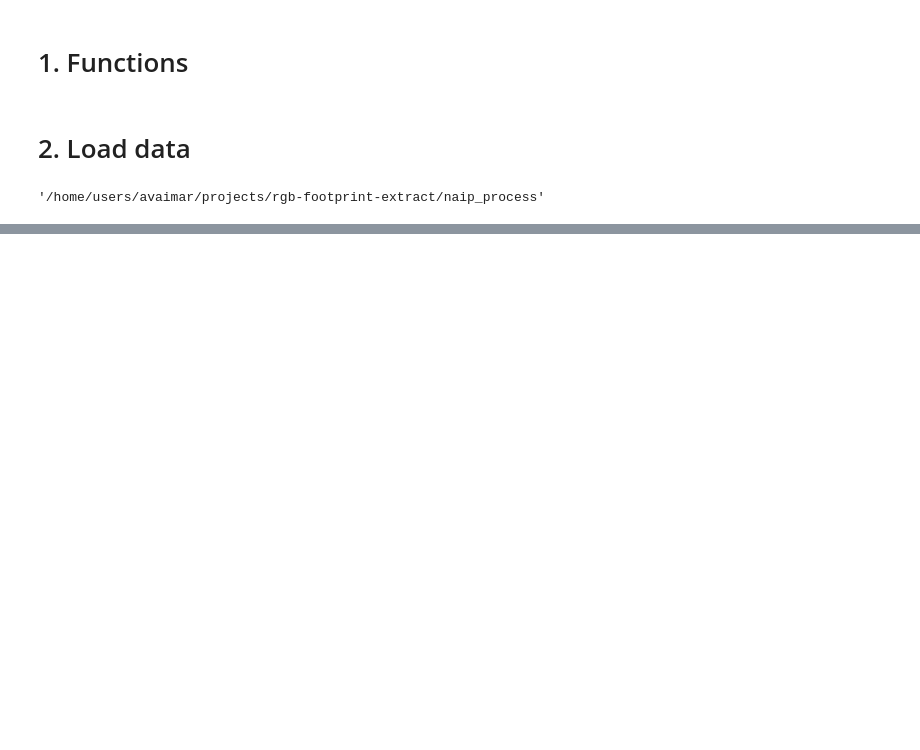
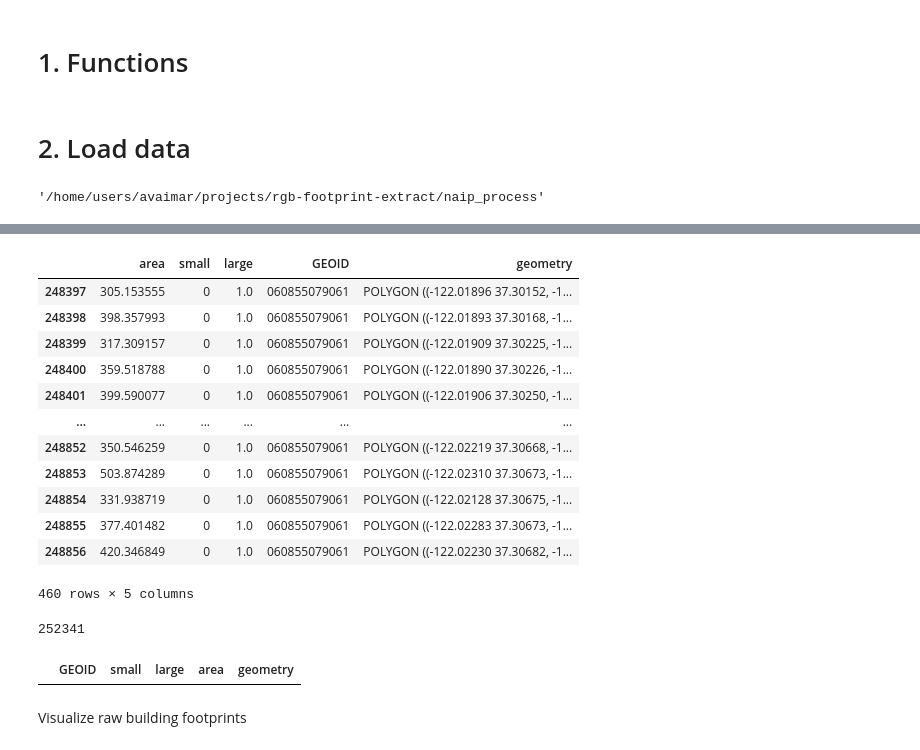
Before and after one commit to aatifjiwani/rgb-footprint-extract, a Jupyter notebook: naip_process/CBG-level Inference.ipynb, the cells around one changed output, grey strips where cells are left out. Drawn from its saved outputs; the diff is of its cells as text; code cells hidden in the pictures; blank space fills up the shorter version.

```diff
--- a/naip_process/CBG-level Inference.ipynb
+++ b/naip_process/CBG-level Inference.ipynb
@@ -353,0 +404,3 @@ plt.show()
+# %%
+# Footprints for the CBG do not appear in the final gdf
+building_footprints_final = gpd.read_file(os.path.join(fp, 'building_footprints_final'))
@@ -353,0 +420,20 @@ plt.show()
+# %%
+building_footprints_final.loc[building_footprints_final['GEOID'] == geoid]
+# %% [output]
+|  | area | small | large | GEOID | geometry |
+| 248397 | 305.153555 | 0 | 1.0 | 060855079061 | POLYGON ((-122.01896 37.30152, -1... |
+| 248398 | 398.357993 | 0 | 1.0 | 060855079061 | POLYGON ((-122.01893 37.30168, -1... |
+| 248399 | 317.309157 | 0 | 1.0 | 060855079061 | POLYGON ((-122.01909 37.30225, -1... |
+| 248400 | 359.518788 | 0 | 1.0 | 060855079061 | POLYGON ((-122.01890 37.30226, -1... |
+| 248401 | 399.590077 | 0 | 1.0 | 060855079061 | POLYGON ((-122.01906 37.30250, -1... |
+| ... | ... | ... | ... | ... | ... |
+| 248852 | 350.546259 | 0 | 1.0 | 060855079061 | POLYGON ((-122.02219 37.30668, -1... |
+| 248853 | 503.874289 | 0 | 1.0 | 060855079061 | POLYGON ((-122.02310 37.30673, -1... |
+| 248854 | 331.938719 | 0 | 1.0 | 060855079061 | POLYGON ((-122.02128 37.30675, -1... |
+| 248855 | 377.401482 | 0 | 1.0 | 060855079061 | POLYGON ((-122.02283 37.30673, -1... |
+| 248856 | 420.346849 | 0 | 1.0 | 060855079061 | POLYGON ((-122.02230 37.30682, -1... |
+460 rows × 5 columns
+# %%
+len(building_footprints_final)
+# %% [output]
+252341
@@ -353,0 +445,6 @@ plt.show()
+# %%
+cbg_footprints.loc[cbg_footprints['GEOID'] == geoid]
+# %% [output]
+|  | GEOID | small | large | area | geometry |
+# %% [markdown]
+Visualize raw building footprints
```
Also changed, not shown: parts of 37 cells of this notebook.
